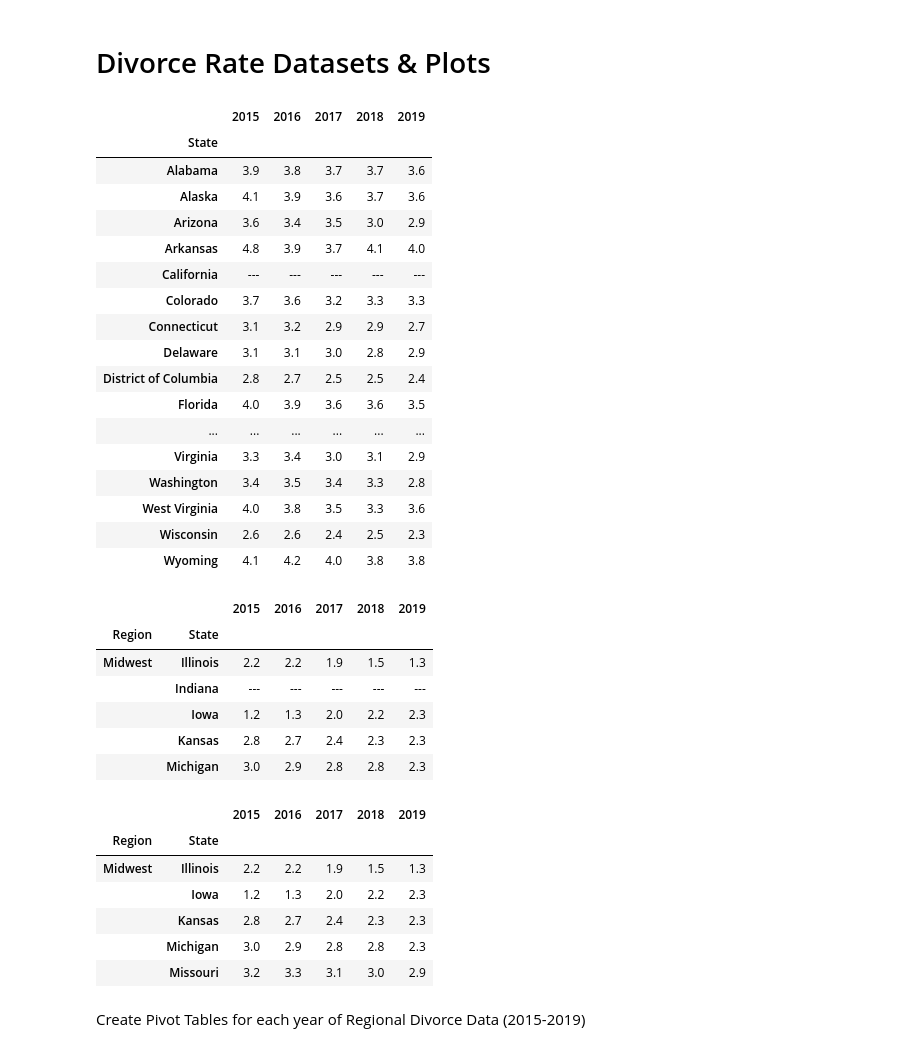
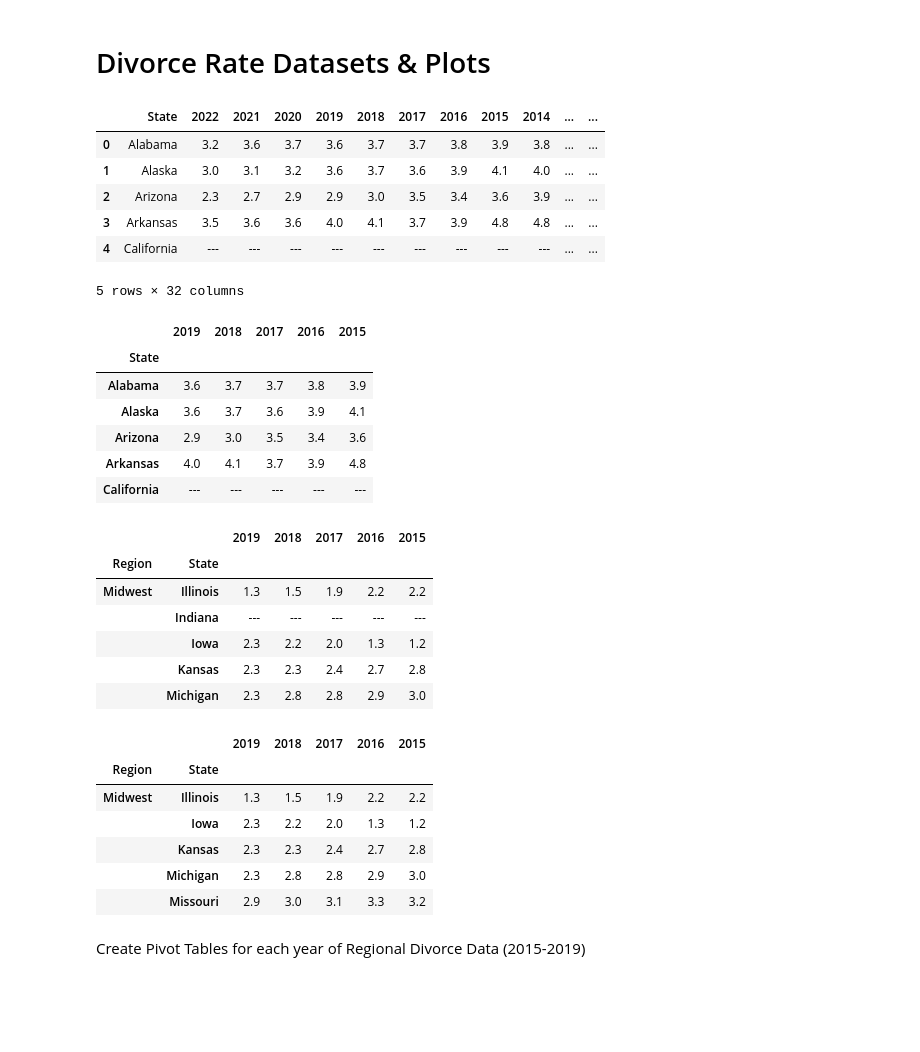
Before and after one commit to RyanWeigel32/Class_Project_Final, a Jupyter notebook: Project_One_Final.ipynb, the cells around one changed output. Drawn from its saved outputs; the diff is of its cells as text; code cells hidden in the pictures; blank space fills up the shorter version.

```diff
--- a/Project_One_Final.ipynb
+++ b/Project_One_Final.ipynb
@@ -99,59 +101,59 @@ plt.show()
 [figure]
 # %% [markdown]
 # Divorce Rate Datasets & Plots
+# %%
+state_divorce_data = pd.read_csv(r'Ryan Resources\state-divorce-rates-90-95-00-22.csv')
+
+state_divorce_data.head()
+# %% [output]
+|  | State | 2022 | 2021 | 2020 | 2019 | 2018 | 2017 | 2016 | 2015 | 2014 | ... | ... |
+| 0 | Alabama | 3.2 | 3.6 | 3.7 | 3.6 | 3.7 | 3.7 | 3.8 | 3.9 | 3.8 | ... | ... |
+| 1 | Alaska | 3.0 | 3.1 | 3.2 | 3.6 | 3.7 | 3.6 | 3.9 | 4.1 | 4.0 | ... | ... |
+| 2 | Arizona | 2.3 | 2.7 | 2.9 | 2.9 | 3.0 | 3.5 | 3.4 | 3.6 | 3.9 | ... | ... |
+| 3 | Arkansas | 3.5 | 3.6 | 3.6 | 4.0 | 4.1 | 3.7 | 3.9 | 4.8 | 4.8 | ... | ... |
+| 4 | California | --- | --- | --- | --- | --- | --- | --- | --- | --- | ... | ... |
+5 rows × 32 columns
 # %%
 #Read in File
 
 state_divorce_data = pd.read_csv(r'Ryan Resources\state-divorce-rates-90-95-00-22.csv')
 
 #Drop all columns named "Unnamed"
 drop_unnamed_columns = [col for col in state_divorce_data if "Unnamed" in col]
 
 state_divorce_data = state_divorce_data.drop(columns=drop_unnamed_columns)
 
 
 #Drop an NaNa Values
 state_divorce_data = state_divorce_data.dropna()
 
 
 
-#Rename State Column to 'State(Divorce Rates)'
-#state_divorce_data = state_divorce_data.rename(columns={'State': 'State (Divorce Rates)'})
 
-#Set Index to 'State(Divorce Rates)'
 
-state_divorce_data = state_divorce_data.set_index('State')
-#state_divorce_data = state_divorce_data.set_index('state_divorce_data["State (Divorce Rates)"]')
+#Set Index to 'State'
 
-state_divorce_data
+
+state_divorce_data = state_divorce_data.set_index("State")
+
+state_divorce_data.head()
 
 #Remove Years 1997 to 2019
 state_divorce_data_cleaned = state_divorce_data.iloc[:,3:8]
 
 #Reverse the order of the columns
-state_divorce_data_cleaned = state_divorce_data_cleaned[state_divorce_data_cleaned.columns[::-1]]
+#state_divorce_data_cleaned = state_divorce_data_cleaned[state_divorce_data_cleaned.columns[::-1]]
 
 
-state_divorce_data_cleaned
+state_divorce_data_cleaned.head()
 # %% [output]
-|  | 2015 | 2016 | 2017 | 2018 | 2019 |
+|  | 2019 | 2018 | 2017 | 2016 | 2015 |
 | State |  |  |  |  |  |
-| Alabama | 3.9 | 3.8 | 3.7 | 3.7 | 3.6 |
-| Alaska | 4.1 | 3.9 | 3.6 | 3.7 | 3.6 |
-| Arizona | 3.6 | 3.4 | 3.5 | 3.0 | 2.9 |
-| Arkansas | 4.8 | 3.9 | 3.7 | 4.1 | 4.0 |
+| Alabama | 3.6 | 3.7 | 3.7 | 3.8 | 3.9 |
+| Alaska | 3.6 | 3.7 | 3.6 | 3.9 | 4.1 |
+| Arizona | 2.9 | 3.0 | 3.5 | 3.4 | 3.6 |
+| Arkansas | 4.0 | 4.1 | 3.7 | 3.9 | 4.8 |
 | California | --- | --- | --- | --- | --- |
-| Colorado | 3.7 | 3.6 | 3.2 | 3.3 | 3.3 |
-| Connecticut | 3.1 | 3.2 | 2.9 | 2.9 | 2.7 |
-| Delaware | 3.1 | 3.1 | 3.0 | 2.8 | 2.9 |
-| District of Columbia | 2.8 | 2.7 | 2.5 | 2.5 | 2.4 |
-| Florida | 4.0 | 3.9 | 3.6 | 3.6 | 3.5 |
-| ... | ... | ... | ... | ... | ... |
-| Virginia | 3.3 | 3.4 | 3.0 | 3.1 | 2.9 |
-| Washington | 3.4 | 3.5 | 3.4 | 3.3 | 2.8 |
-| West Virginia | 4.0 | 3.8 | 3.5 | 3.3 | 3.6 |
-| Wisconsin | 2.6 | 2.6 | 2.4 | 2.5 | 2.3 |
-| Wyoming | 4.1 | 4.2 | 4.0 | 3.8 | 3.8 |
 # %%
 #Create a dictionary to store states into regions
 regions = {
@@ -175,13 +177,13 @@ geographic_divorce_data = state_divorce_data_cleaned.groupby(['Region','State'])
 
 geographic_divorce_data.head()
 # %% [output]
-|  |  | 2015 | 2016 | 2017 | 2018 | 2019 |
+|  |  | 2019 | 2018 | 2017 | 2016 | 2015 |
 | Region | State |  |  |  |  |  |
-| Midwest | Illinois | 2.2 | 2.2 | 1.9 | 1.5 | 1.3 |
+| Midwest | Illinois | 1.3 | 1.5 | 1.9 | 2.2 | 2.2 |
 |  | Indiana | --- | --- | --- | --- | --- |
-|  | Iowa | 1.2 | 1.3 | 2.0 | 2.2 | 2.3 |
-|  | Kansas | 2.8 | 2.7 | 2.4 | 2.3 | 2.3 |
-|  | Michigan | 3.0 | 2.9 | 2.8 | 2.8 | 2.3 |
+|  | Iowa | 2.3 | 2.2 | 2.0 | 1.3 | 1.2 |
+|  | Kansas | 2.3 | 2.3 | 2.4 | 2.7 | 2.8 |
+|  | Michigan | 2.3 | 2.8 | 2.8 | 2.9 | 3.0 |
 # %%
 
 #Change all values in the years columns to floats and drop any NA's
@@ -196,13 +198,13 @@ geographic_divorce_data = geographic_divorce_data.dropna()
 
 geographic_divorce_data.head()
 # %% [output]
-|  |  | 2015 | 2016 | 2017 | 2018 | 2019 |
+|  |  | 2019 | 2018 | 2017 | 2016 | 2015 |
 | Region | State |  |  |  |  |  |
-| Midwest | Illinois | 2.2 | 2.2 | 1.9 | 1.5 | 1.3 |
-|  | Iowa | 1.2 | 1.3 | 2.0 | 2.2 | 2.3 |
-|  | Kansas | 2.8 | 2.7 | 2.4 | 2.3 | 2.3 |
-|  | Michigan | 3.0 | 2.9 | 2.8 | 2.8 | 2.3 |
-|  | Missouri | 3.2 | 3.3 | 3.1 | 3.0 | 2.9 |
+| Midwest | Illinois | 1.3 | 1.5 | 1.9 | 2.2 | 2.2 |
+|  | Iowa | 2.3 | 2.2 | 2.0 | 1.3 | 1.2 |
+|  | Kansas | 2.3 | 2.3 | 2.4 | 2.7 | 2.8 |
+|  | Michigan | 2.3 | 2.8 | 2.8 | 2.9 | 3.0 |
+|  | Missouri | 2.9 | 3.0 | 3.1 | 3.3 | 3.2 |
 # %% [markdown]
 Create Pivot Tables for each year of Regional Divorce Data (2015-2019)
 # %%
```
Also changed, not shown: parts of 14 cells of this notebook.
